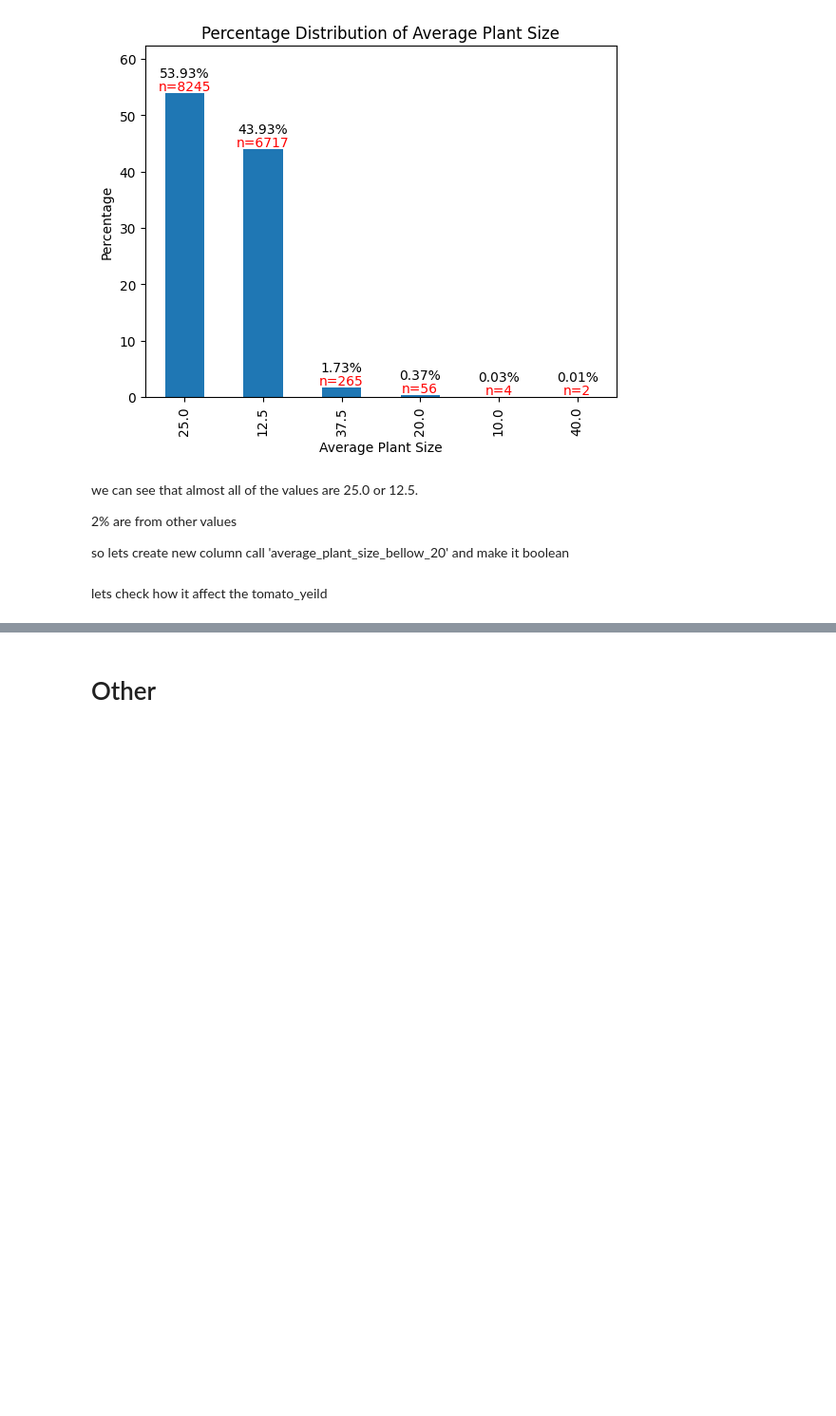
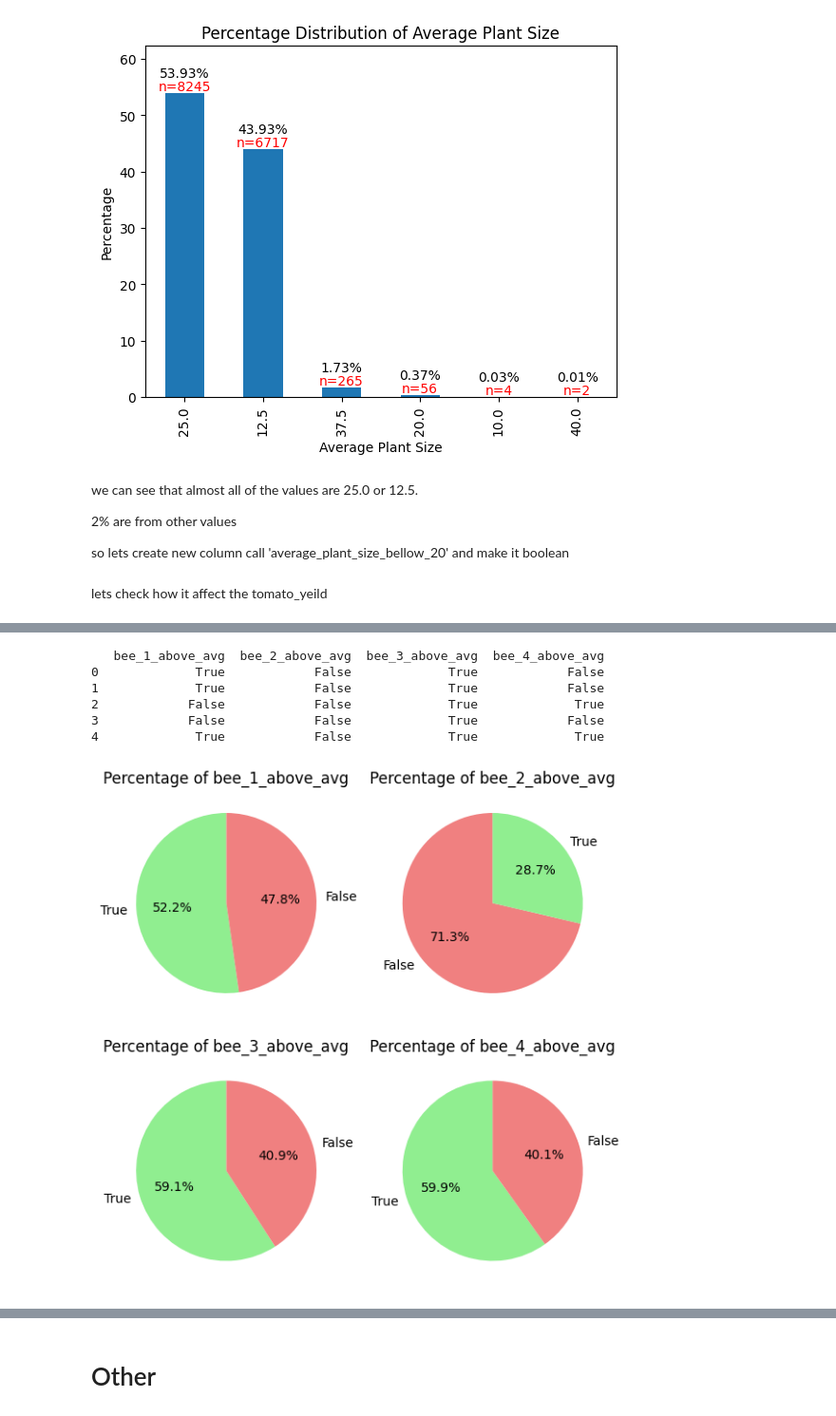
Before and after one commit to matan-avitan/Data-processing-analysis-and-presentation-course, a Jupyter notebook: Tomato.ipynb, the cells around one changed output, grey strips where cells are left out. Shown at 95% size. Drawn from its saved outputs; the diff is of its cells as text; code cells hidden in the pictures; blank space fills up the shorter version.

```diff
--- a/Tomato.ipynb
+++ b/Tomato.ipynb
@@ -475,0 +497,30 @@ plt.show()
+# %%
+bee_averages = tomatoes.filter(like='bee_').mean()
+for bee in range(1, 5):
+    bee_col = f'bee_{bee} Pollination Activity'
+    avg = bee_averages[bee_col]
+    tomatoes[f'bee_{bee}_above_avg'] = tomatoes[bee_col] > avg
+print(tomatoes.filter(like='_above_avg').head())
+# %% [output]
+   bee_1_above_avg  bee_2_above_avg  bee_3_above_avg  bee_4_above_avg
+0             True            False             True            False
+1             True            False             True            False
+2            False            False             True             True
+3            False            False             True            False
+4             True            False             True             True
+# %%
+fig, axes = plt.subplots(2, 2, figsize=(6, 6))
+
+for bee in range(1, 5):
+    row = (bee - 1) // 2
+    col = (bee - 1) % 2
+    bee_col = f'bee_{bee}_above_avg'
+    counts = tomatoes[bee_col].value_counts()
+    labels = counts.index
+    colors = ['lightgreen', 'lightcoral'] if labels[0] else ['lightcoral', 'lightgreen']
+    axes[row, col].pie(counts, labels=labels, autopct='%1.1f%%', startangle=90, colors=colors)
+    axes[row, col].set_title(f'Percentage of {bee_col}')
+plt.tight_layout()
+plt.show()
+# %% [output]
+[figure, added]
```
Also changed, not shown: parts of 35 cells of this notebook.
